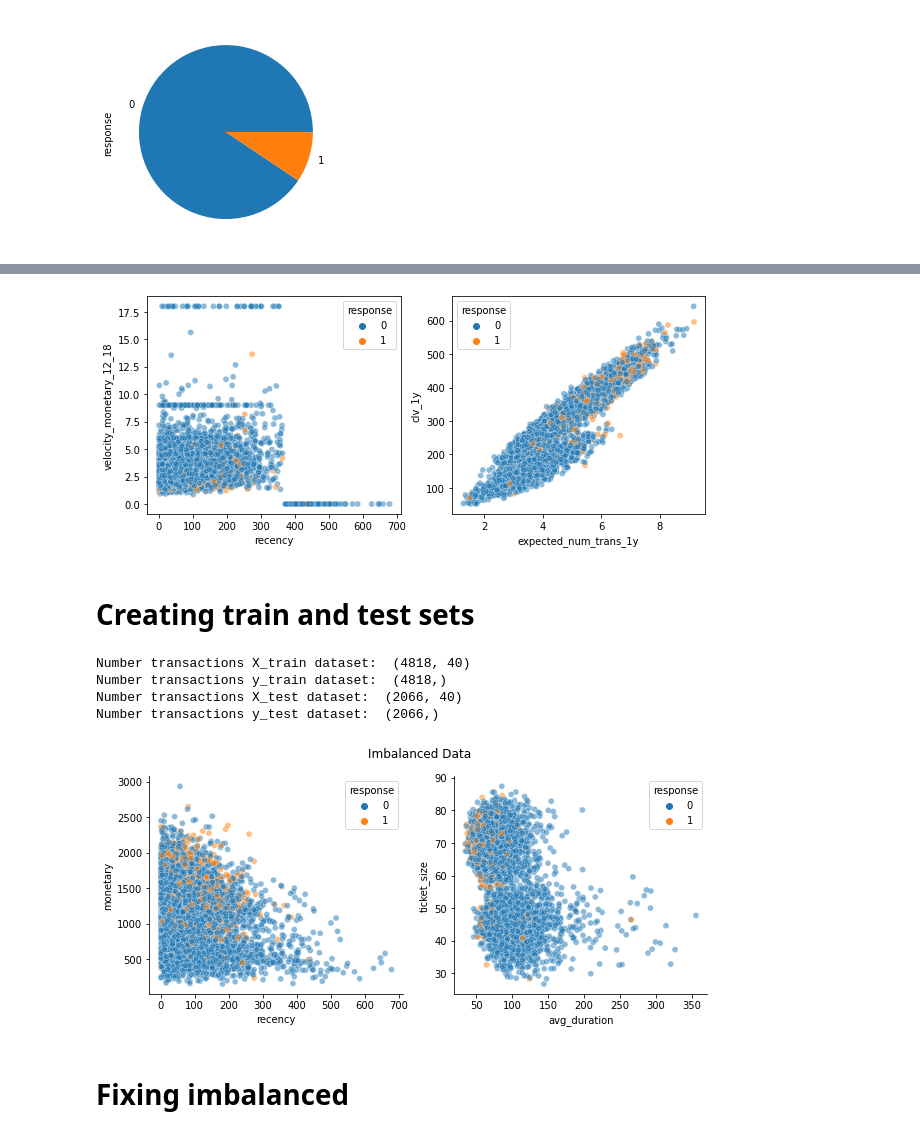
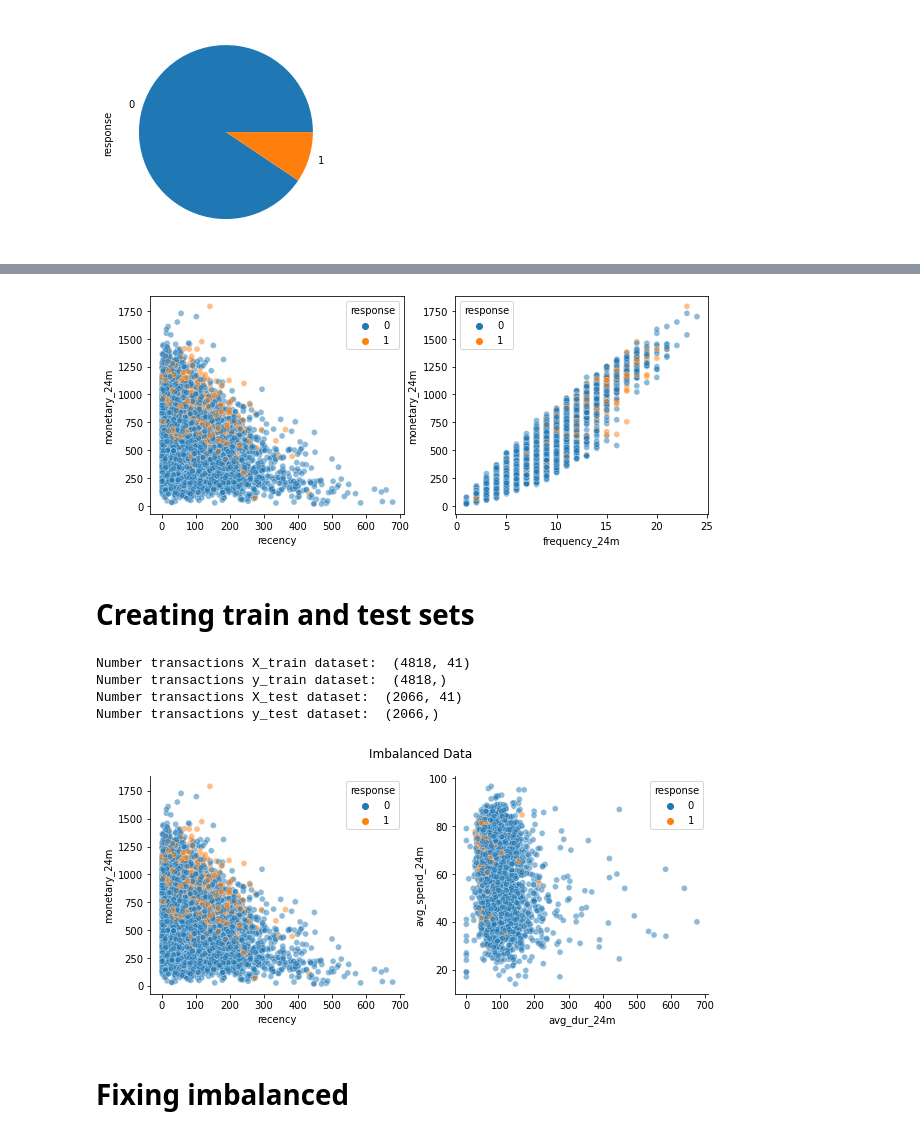
Before and after one commit to tanatiem/BADS7105-CRM-Analytics, a Jupyter notebook: Homework 08 - Campaign Response Model/hw08_campaign_response_model.ipynb, the cells around one changed output, grey strips where cells are left out. Drawn from its saved outputs; the diff is of its cells as text; code cells hidden in the pictures.

```diff
--- a/Homework 08 - Campaign Response Model/hw08_campaign_response_model.ipynb
+++ b/Homework 08 - Campaign Response Model/hw08_campaign_response_model.ipynb
@@ -447,9 +453,10 @@ ft_imp2.plot.barh(figsize=(8,10));
 # %%
 fig, axes = plt.subplots(1,2, figsize=(10,4))
-sns.scatterplot(data=df, x='recency', y='velocity_monetary_12_18', hue='response', alpha=.5, ax=axes[0])
-sns.scatterplot(data=df, x='expected_num_trans_1y', y='clv_1y', hue='response', alpha=.5, ax=axes[1])
+sns.scatterplot(data=df, x='recency', y='monetary_24m', hue='response', alpha=.5, ax=axes[0])
+sns.scatterplot(data=df, x='frequency_24m', y='monetary_24m', hue='response', alpha=.5, ax=axes[1])
+# sns.scatterplot(data=df, x='avg_dur_24m', y='velocity_monetary_12_24', hue='response', alpha=.5, ax=axes[2])
 plt.show()
 # %% [output]
-[figure, old version]
+[figure, new version]
 # %% [markdown]
 # Creating train and test sets
@@ -456,33 +478,41 @@ plt.show()
 # %%
 random_state = 18
+test_size = 0.3
 
-exclude_fields = ['spend_basket_s','visit_basket_s','is_big_spender', 'monetary','frequency',
-                  'ticket_size','std_ticket_size','mad_ticket_size','med_ticket_size',
-                  'recency_score']
+# exclude_fields = []
+exclude_fields = [
+                'spend_basket_s','visit_basket_s','spend_basket_m','visit_basket_m','spend_basket_l','visit_basket_l','num_repeat_sameday', 'is_big_spender',# trivial
+                'monetary','frequency','ticket_size','std_ticket_size','mad_ticket_size','med_ticket_size', # drop LTD features
+                'avg_duration','std_duration', 'num_repeat_periods', # drop LTD features
+                # 'monetary_6m', 'frequency_6m','avg_spend_6m','std_spend_6m','iqr_spend_6m','avg_dur_6m','std_dur_6m','iqr_dur_6m', # drop 6m features
+                # 'monetary_18m', 'frequency_18m','avg_spend_18m','std_spend_18m','iqr_spend_18m','avg_dur_18m','std_dur_18m','iqr_dur_18m', # drop 18m features
+                'num_repeat_6m','num_repeat_12m','num_repeat_18m','num_repeat_24m',
+                'clv_1y', 'expected_num_trans_1y','recency_score',
+                ]
 
 X = df.drop(['response'] + exclude_fields, axis=1).copy()
 y = df['response']
 cols = list(X.columns) + ['response']
 
-X_train, X_test, y_train, y_test = train_test_split(X, y, test_size=0.3, random_state=random_state)
+X_train, X_test, y_train, y_test = train_test_split(X, y, test_size=test_size, random_state=random_state)
 
 print("Number transactions X_train dataset: ", X_train.shape)
 print("Number transactions y_train dataset: ", y_train.shape)
 print("Number transactions X_test dataset: ", X_test.shape)
 print("Number transactions y_test dataset: ", y_test.shape)
 # %% [output]
-Number transactions X_train dataset:  (4818, 40)
+Number transactions X_train dataset:  (4818, 41)
 Number transactions y_train dataset:  (4818,)
-Number transactions X_test dataset:  (2066, 40)
+Number transactions X_test dataset:  (2066, 41)
 Number transactions y_test dataset:  (2066,)
 # %%
 fig, axes = plt.subplots(1,2, figsize=(10,4))
-sns.scatterplot(data=df, x='recency', y='monetary', hue='response', alpha=.5, ax=axes[0])
-sns.scatterplot(data=df, x='avg_duration', y='ticket_size', hue='response', alpha=.5, ax=axes[1])
+sns.scatterplot(data=df, x='recency', y='monetary_24m', hue='response', alpha=.5, ax=axes[0])
+sns.scatterplot(data=df, x='avg_dur_24m', y='avg_spend_24m', hue='response', alpha=.5, ax=axes[1])
 sns.despine()
 plt.suptitle("Imbalanced Data");
 # %% [output]
-[figure, old version]
+[figure, new version]
 # %% [markdown]
 # Fixing imbalanced
 # %% [markdown]
```
Also changed, not shown: parts of 72 cells of this notebook.
